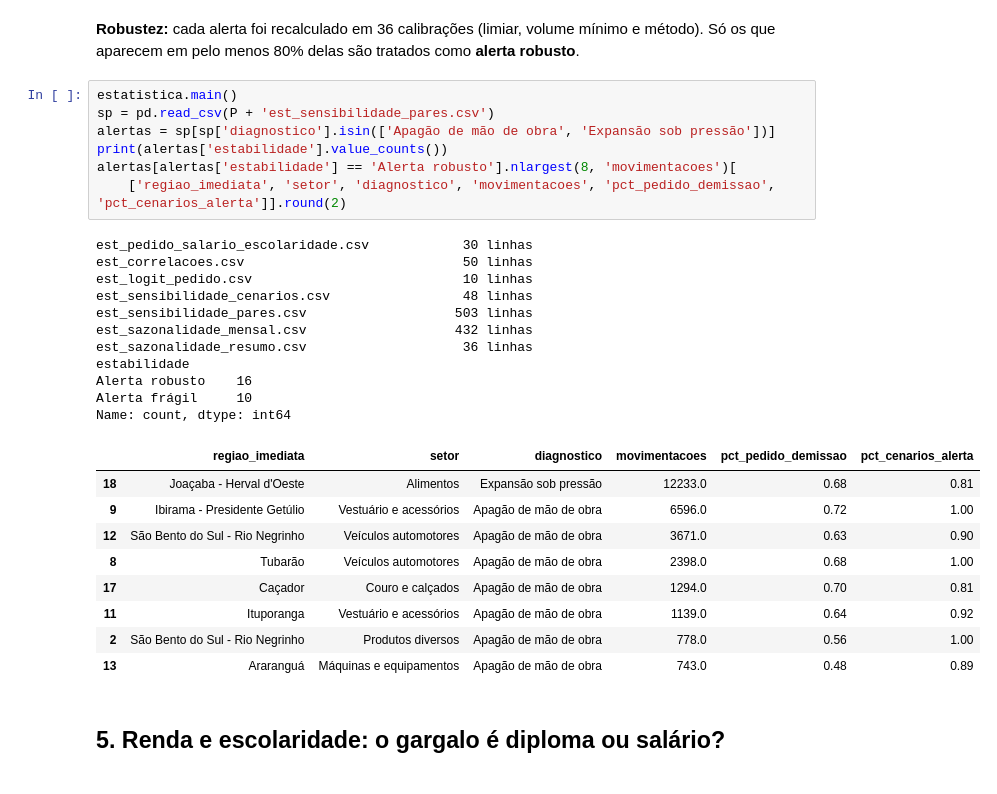
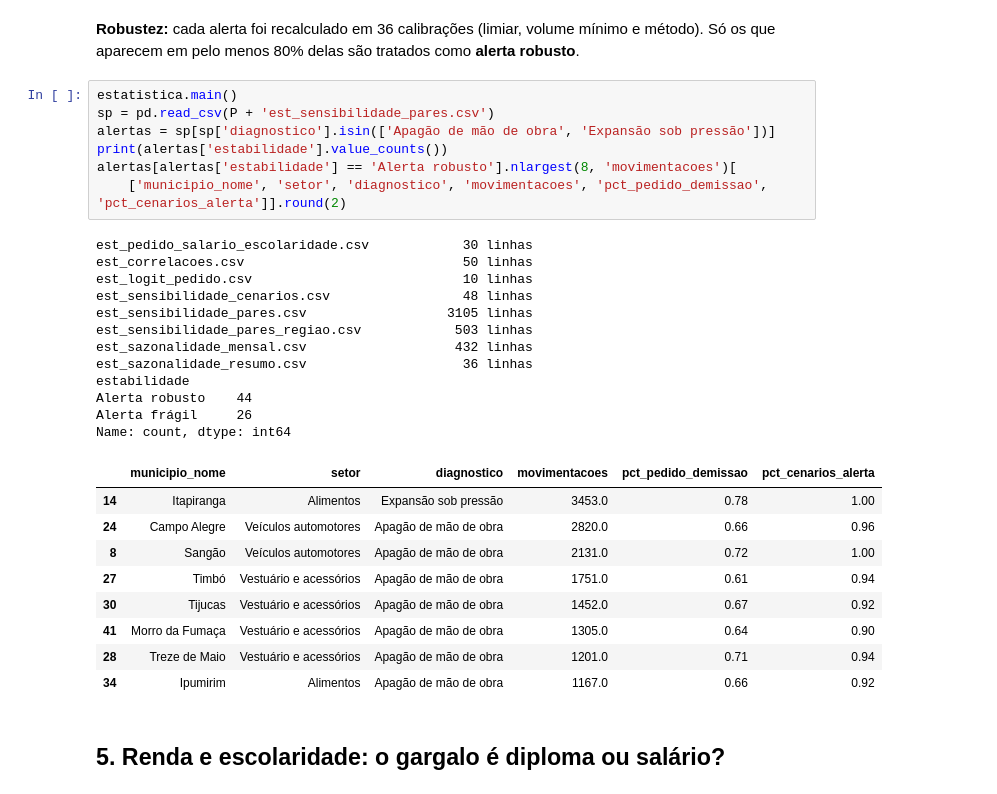
Before and after one commit to kiraabin/raio-x-industrial-sc-datathon-kirasapiens-unisenai, a Jupyter notebook: notebooks/raio_x_industria_sc.ipynb, the cells around one changed output. Saved outputs shown, nothing was run; the diff lists cells and outputs as text.

```diff
--- a/notebooks/raio_x_industria_sc.ipynb
+++ b/notebooks/raio_x_industria_sc.ipynb
@@ -299,31 +313,32 @@ Name: count, dtype: int64
 # %%
 estatistica.main()
 sp = pd.read_csv(P + 'est_sensibilidade_pares.csv')
 alertas = sp[sp['diagnostico'].isin(['Apagão de mão de obra', 'Expansão sob pressão'])]
 print(alertas['estabilidade'].value_counts())
 alertas[alertas['estabilidade'] == 'Alerta robusto'].nlargest(8, 'movimentacoes')[
-    ['regiao_imediata', 'setor', 'diagnostico', 'movimentacoes', 'pct_pedido_demissao', 'pct_cenarios_alerta']].round(2)
+    ['municipio_nome', 'setor', 'diagnostico', 'movimentacoes', 'pct_pedido_demissao', 'pct_cenarios_alerta']].round(2)
 # %% [output]
 est_pedido_salario_escolaridade.csv            30 linhas
 est_correlacoes.csv                            50 linhas
 est_logit_pedido.csv                           10 linhas
 est_sensibilidade_cenarios.csv                 48 linhas
-est_sensibilidade_pares.csv                   503 linhas
+est_sensibilidade_pares.csv                  3105 linhas
+est_sensibilidade_pares_regiao.csv            503 linhas
 est_sazonalidade_mensal.csv                   432 linhas
 est_sazonalidade_resumo.csv                    36 linhas
 estabilidade
-Alerta robusto    16
-Alerta frágil     10
+Alerta robusto    44
+Alerta frágil     26
 Name: count, dtype: int64
-|  | regiao_imediata | setor | diagnostico | movimentacoes | pct_pedido_demissao | pct_cenarios_alerta |
-| 18 | Joaçaba - Herval d'Oeste | Alimentos | Expansão sob pressão | 12233.0 | 0.68 | 0.81 |
-| 9 | Ibirama - Presidente Getúlio | Vestuário e acessórios | Apagão de mão de obra | 6596.0 | 0.72 | 1.00 |
-| 12 | São Bento do Sul - Rio Negrinho | Veículos automotores | Apagão de mão de obra | 3671.0 | 0.63 | 0.90 |
-| 8 | Tubarão | Veículos automotores | Apagão de mão de obra | 2398.0 | 0.68 | 1.00 |
-| 17 | Caçador | Couro e calçados | Apagão de mão de obra | 1294.0 | 0.70 | 0.81 |
-| 11 | Ituporanga | Vestuário e acessórios | Apagão de mão de obra | 1139.0 | 0.64 | 0.92 |
-| 2 | São Bento do Sul - Rio Negrinho | Produtos diversos | Apagão de mão de obra | 778.0 | 0.56 | 1.00 |
-| 13 | Araranguá | Máquinas e equipamentos | Apagão de mão de obra | 743.0 | 0.48 | 0.89 |
+|  | municipio_nome | setor | diagnostico | movimentacoes | pct_pedido_demissao | pct_cenarios_alerta |
+| 14 | Itapiranga | Alimentos | Expansão sob pressão | 3453.0 | 0.78 | 1.00 |
+| 24 | Campo Alegre | Veículos automotores | Apagão de mão de obra | 2820.0 | 0.66 | 0.96 |
+| 8 | Sangão | Veículos automotores | Apagão de mão de obra | 2131.0 | 0.72 | 1.00 |
+| 27 | Timbó | Vestuário e acessórios | Apagão de mão de obra | 1751.0 | 0.61 | 0.94 |
+| 30 | Tijucas | Vestuário e acessórios | Apagão de mão de obra | 1452.0 | 0.67 | 0.92 |
+| 41 | Morro da Fumaça | Vestuário e acessórios | Apagão de mão de obra | 1305.0 | 0.64 | 0.90 |
+| 28 | Treze de Maio | Vestuário e acessórios | Apagão de mão de obra | 1201.0 | 0.71 | 0.94 |
+| 34 | Ipumirim | Alimentos | Apagão de mão de obra | 1167.0 | 0.66 | 0.92 |
 # %% [markdown]
 ## 5. Renda e escolaridade: o gargalo é diploma ou salário?
 # %%
```
Also changed, not shown: parts of 17 cells of this notebook, 29 other files.
